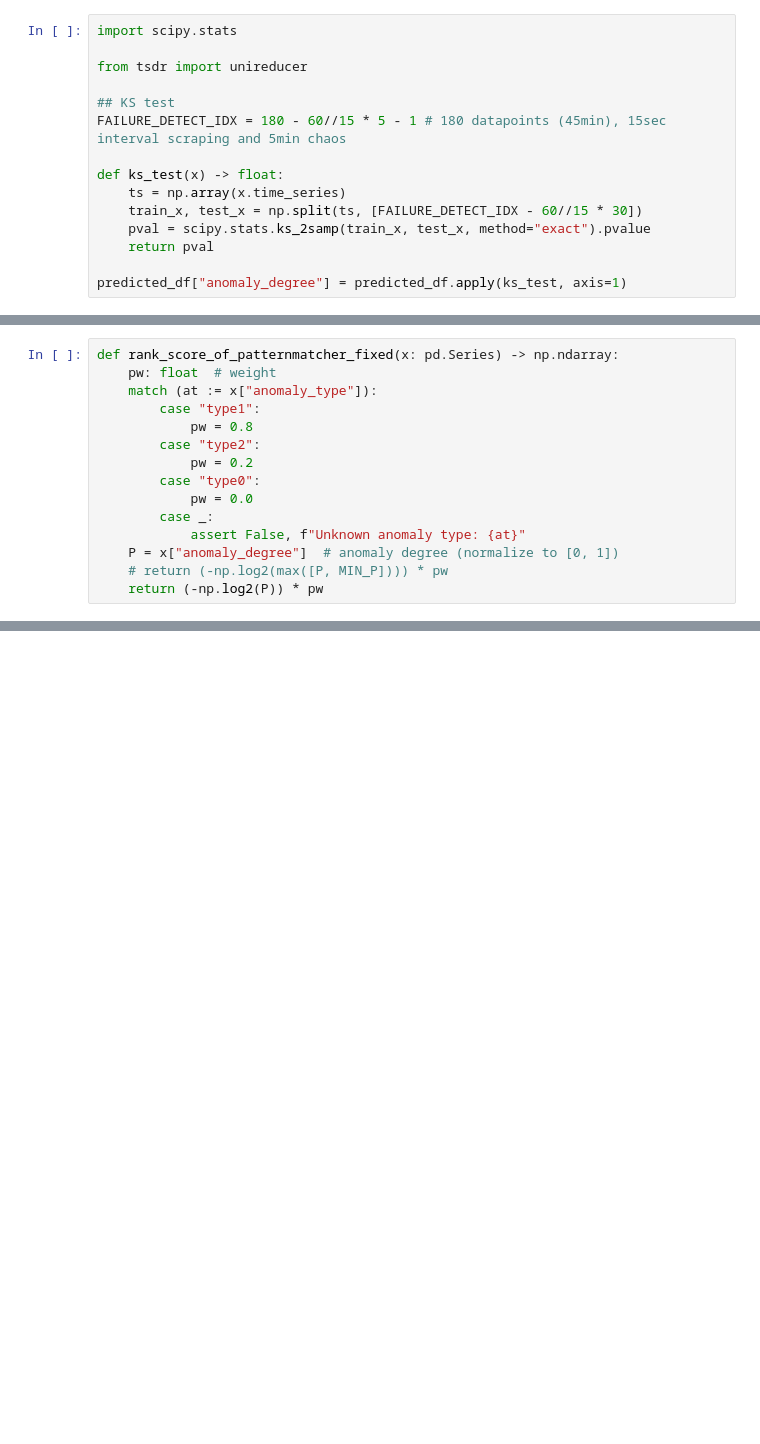
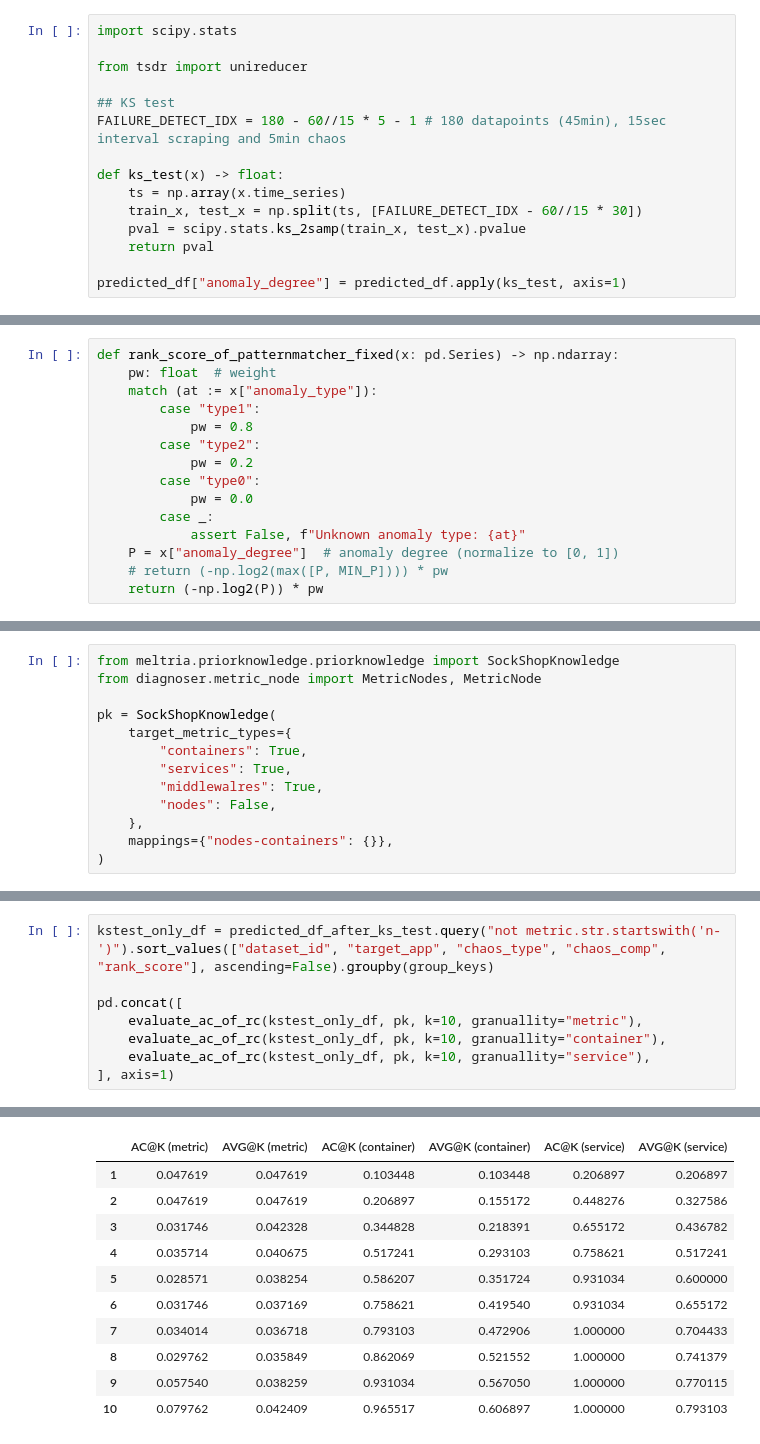
Before and after one commit to XuRepository/meltria-analyzer, a Jupyter notebook: notebooks/patternmatcher.ipynb, the cells around one changed output, grey strips where cells are left out. Cells and saved outputs as stored; diff of their text form; blank space fills up the shorter version.

Commit message:
notebooks: implement tsifter and patternmatcher diagnoser

```diff
--- a/notebooks/patternmatcher.ipynb
+++ b/notebooks/patternmatcher.ipynb
@@ -241,7 +241,7 @@ FAILURE_DETECT_IDX = 180 - 60//15 * 5 - 1 # 180 datapoints (45min), 15sec interv
 def ks_test(x) -> float:
     ts = np.array(x.time_series)
     train_x, test_x = np.split(ts, [FAILURE_DETECT_IDX - 60//15 * 30])
-    pval = scipy.stats.ks_2samp(train_x, test_x, method="exact").pvalue
+    pval = scipy.stats.ks_2samp(train_x, test_x).pvalue
     return pval
 
 predicted_df["anomaly_degree"] = predicted_df.apply(ks_test, axis=1)
@@ -388,0 +389,13 @@ with pd.option_context("display.max_rows", None, "display.max_columns", None, "d
+# %%
+from meltria.priorknowledge.priorknowledge import SockShopKnowledge
+from diagnoser.metric_node import MetricNodes, MetricNode
+
+pk = SockShopKnowledge(
+    target_metric_types={
+        "containers": True,
+        "services": True,
+        "middlewalres": True,
+        "nodes": False,
+    },
+    mappings={"nodes-containers": {}},
+)
@@ -388,0 +490,9 @@ with pd.option_context("display.max_rows", None, "display.max_columns", None, "d
+# %%
+kstest_only_df = predicted_df_after_ks_test.query("not metric.str.startswith('n-')").sort_values(["dataset_id", "target_app", "chaos_type", "chaos_comp", "rank_score"], ascending=False).groupby(group_keys)
+
+pd.concat([
+    evaluate_ac_of_rc(kstest_only_df, pk, k=10, granuallity="metric"),
+    evaluate_ac_of_rc(kstest_only_df, pk, k=10, granuallity="container"),
+    evaluate_ac_of_rc(kstest_only_df, pk, k=10, granuallity="service"),
+], axis=1)
+# %% [output]
@@ -388,0 +507,11 @@ with pd.option_context("display.max_rows", None, "display.max_columns", None, "d
+|  | AC@K (metric) | AVG@K (metric) | AC@K (container) | AVG@K (container) | AC@K (service) | AVG@K (service) |
+| 1 | 0.047619 | 0.047619 | 0.103448 | 0.103448 | 0.206897 | 0.206897 |
+| 2 | 0.047619 | 0.047619 | 0.206897 | 0.155172 | 0.448276 | 0.327586 |
+| 3 | 0.031746 | 0.042328 | 0.344828 | 0.218391 | 0.655172 | 0.436782 |
+| 4 | 0.035714 | 0.040675 | 0.517241 | 0.293103 | 0.758621 | 0.517241 |
+| 5 | 0.028571 | 0.038254 | 0.586207 | 0.351724 | 0.931034 | 0.600000 |
+| 6 | 0.031746 | 0.037169 | 0.758621 | 0.419540 | 0.931034 | 0.655172 |
+| 7 | 0.034014 | 0.036718 | 0.793103 | 0.472906 | 1.000000 | 0.704433 |
+| 8 | 0.029762 | 0.035849 | 0.862069 | 0.521552 | 1.000000 | 0.741379 |
+| 9 | 0.057540 | 0.038259 | 0.931034 | 0.567050 | 1.000000 | 0.770115 |
+| 10 | 0.079762 | 0.042409 | 0.965517 | 0.606897 | 1.000000 | 0.793103 |
```
Also changed, not shown: parts of 7 cells of this notebook, 1 other file.
